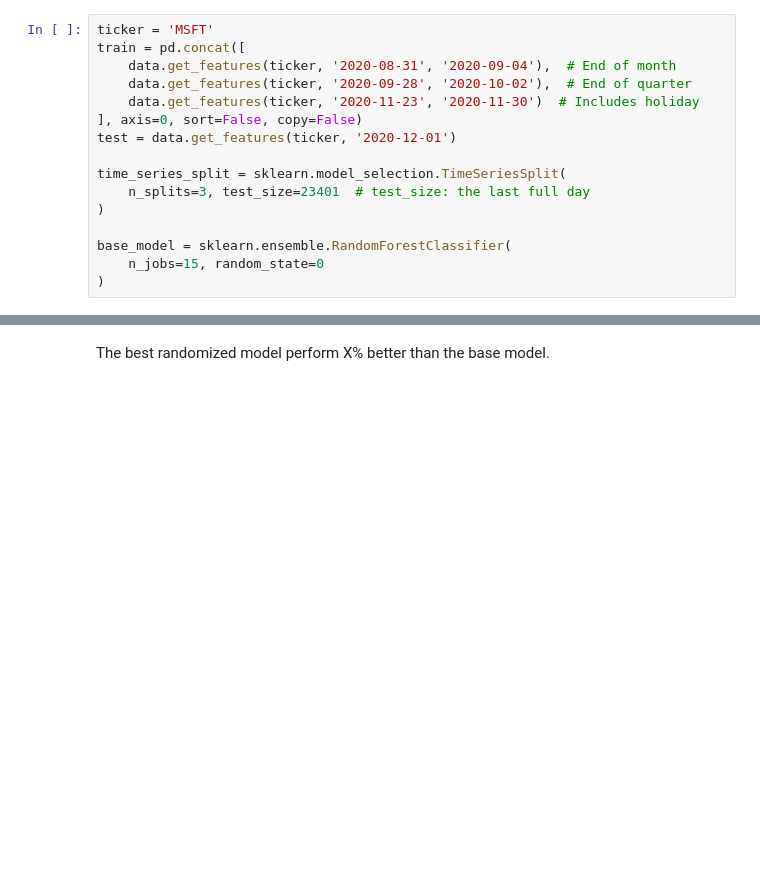
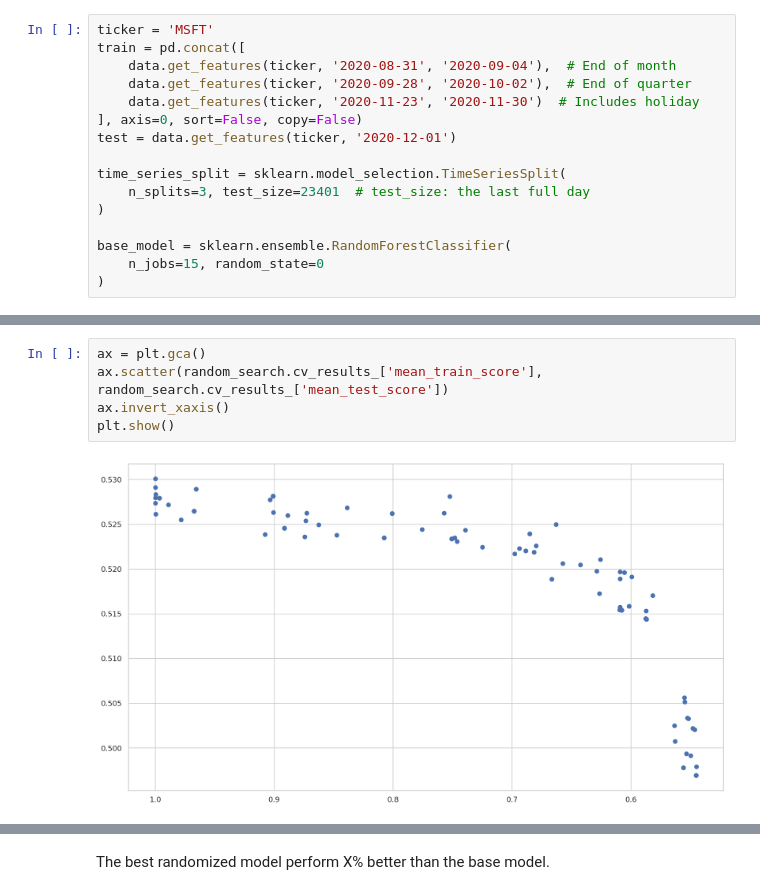
Before and after one commit to dwitvliet/project-stock-trading, a Jupyter notebook: stock_prediction.ipynb, the cells around one changed output, grey strips where cells are left out. Cells and saved outputs as stored; diff of their text form; blank space fills up the shorter version.

```diff
--- a/stock_prediction.ipynb
+++ b/stock_prediction.ipynb
@@ -374,2 +456,9 @@ random_search.cv_results_['mean_train_score']
+# %%
+ax = plt.gca()
+ax.scatter(random_search.cv_results_['mean_train_score'], random_search.cv_results_['mean_test_score'])
+ax.invert_xaxis()
+plt.show()
+# %% [output]
+[figure, added]
 # %%
 random_search.cv_results_['mean_test_score']
```
Also changed, not shown: parts of 14 cells of this notebook.
